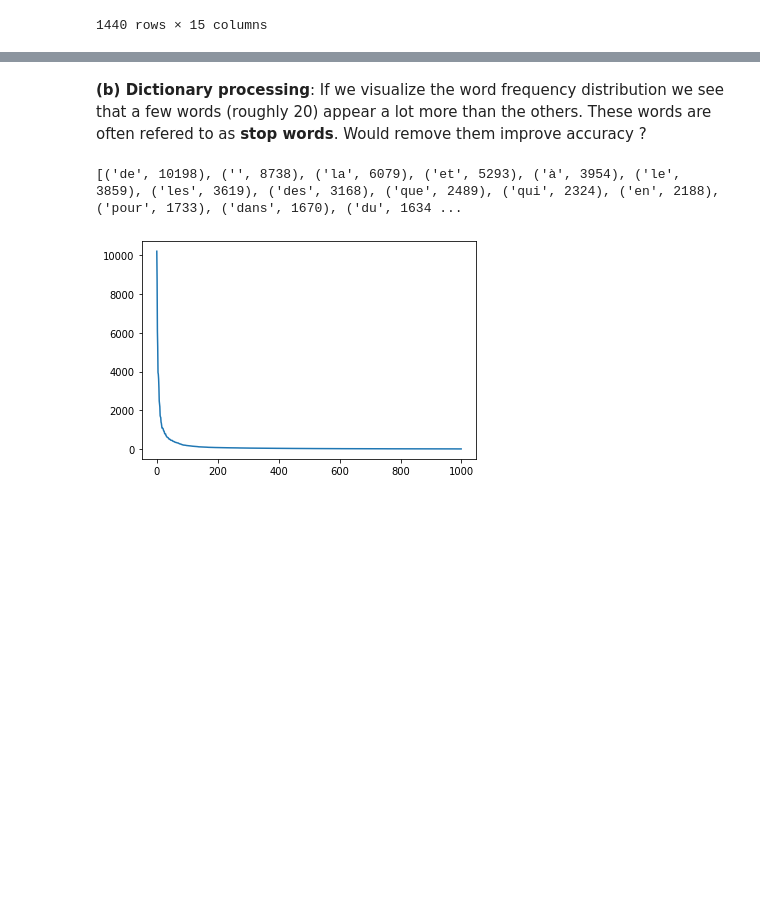
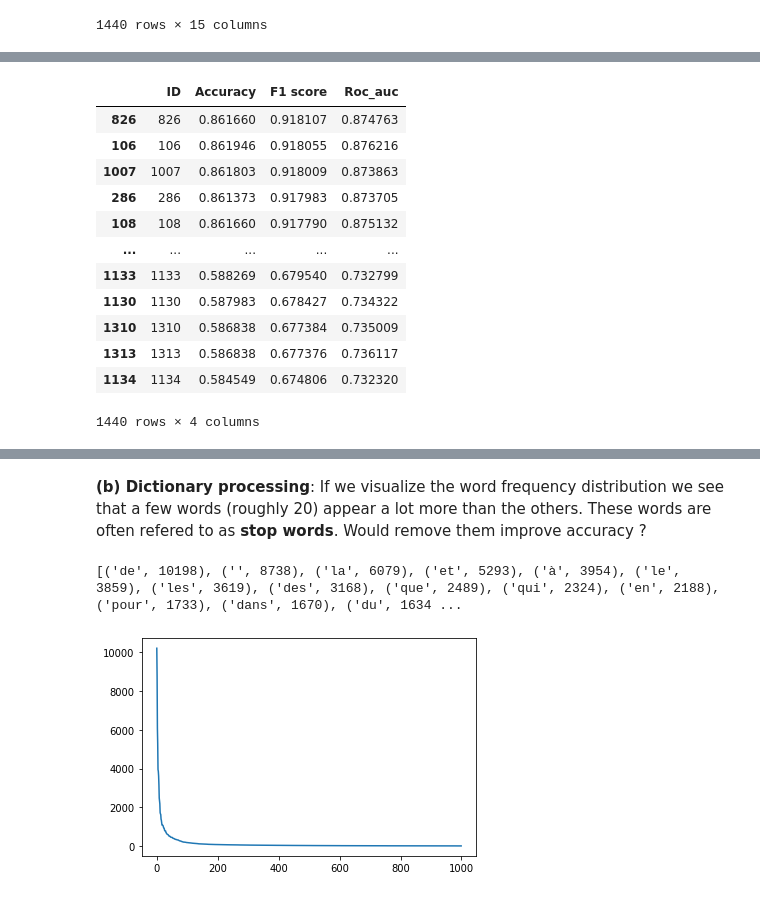
Before and after one commit to samynhl/RITAL-TMES, a Jupyter notebook: Projet TAL/Bow-Presidents.ipynb, the cells around one changed output, grey strips where cells are left out. Saved outputs shown, nothing was run; the diff lists cells and outputs as text; code cells hidden in the pictures; blank space fills up the shorter version.

```diff
--- a/Projet TAL/Bow-Presidents.ipynb
+++ b/Projet TAL/Bow-Presidents.ipynb
@@ -1405,0 +1568,17 @@ scores_df
+# %%
+sorted_by_f1score = models.sort_values(by='F1 score', ascending=False)
+sorted_by_f1score
+# %% [output]
+|  | ID | Accuracy | F1 score | Roc_auc |
+| 826 | 826 | 0.861660 | 0.918107 | 0.874763 |
+| 106 | 106 | 0.861946 | 0.918055 | 0.876216 |
+| 1007 | 1007 | 0.861803 | 0.918009 | 0.873863 |
+| 286 | 286 | 0.861373 | 0.917983 | 0.873705 |
+| 108 | 108 | 0.861660 | 0.917790 | 0.875132 |
+| ... | ... | ... | ... | ... |
+| 1133 | 1133 | 0.588269 | 0.679540 | 0.732799 |
+| 1130 | 1130 | 0.587983 | 0.678427 | 0.734322 |
+| 1310 | 1310 | 0.586838 | 0.677384 | 0.735009 |
+| 1313 | 1313 | 0.586838 | 0.677376 | 0.736117 |
+| 1134 | 1134 | 0.584549 | 0.674806 | 0.732320 |
+1440 rows × 4 columns
```
Also changed, not shown: parts of 45 cells of this notebook, 15 other files.
